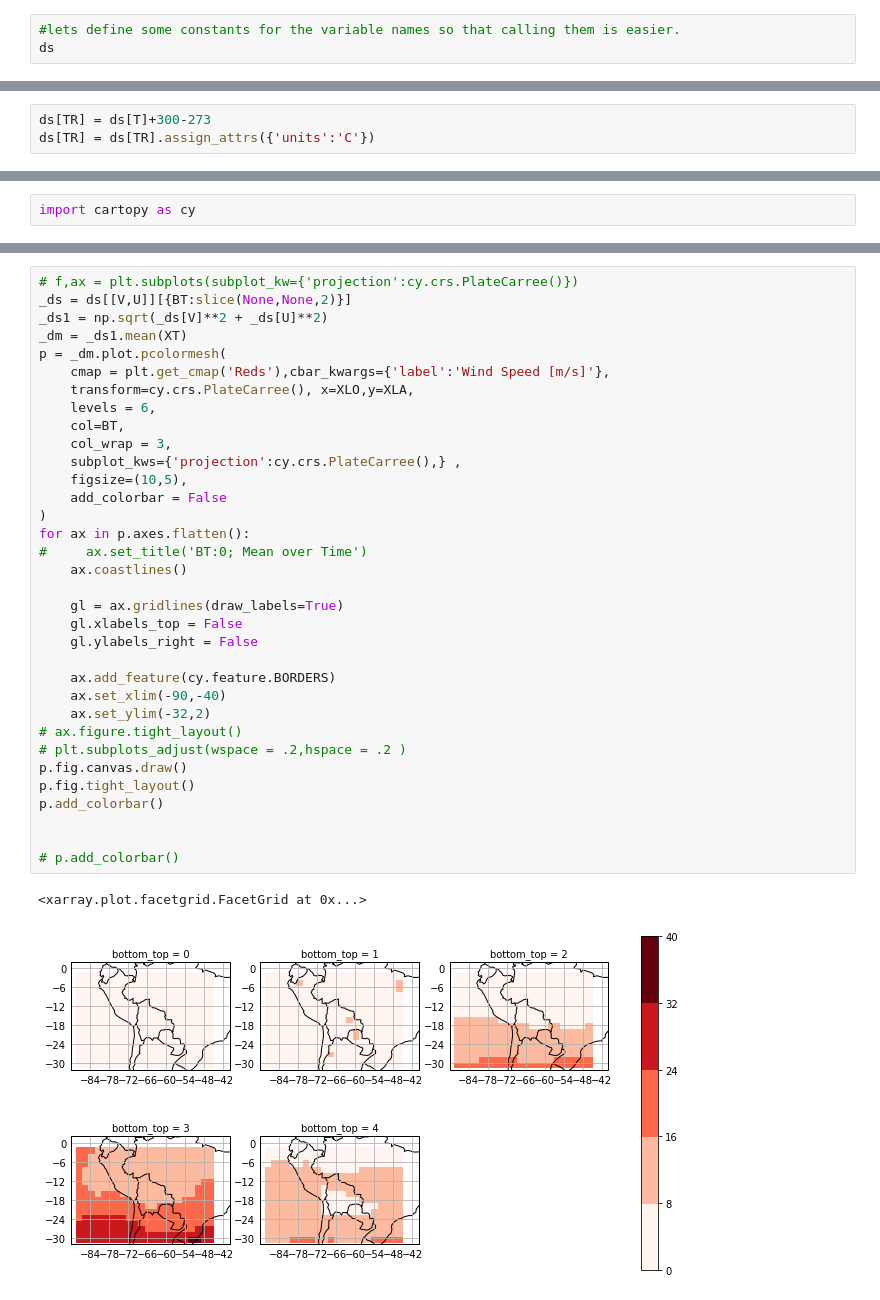
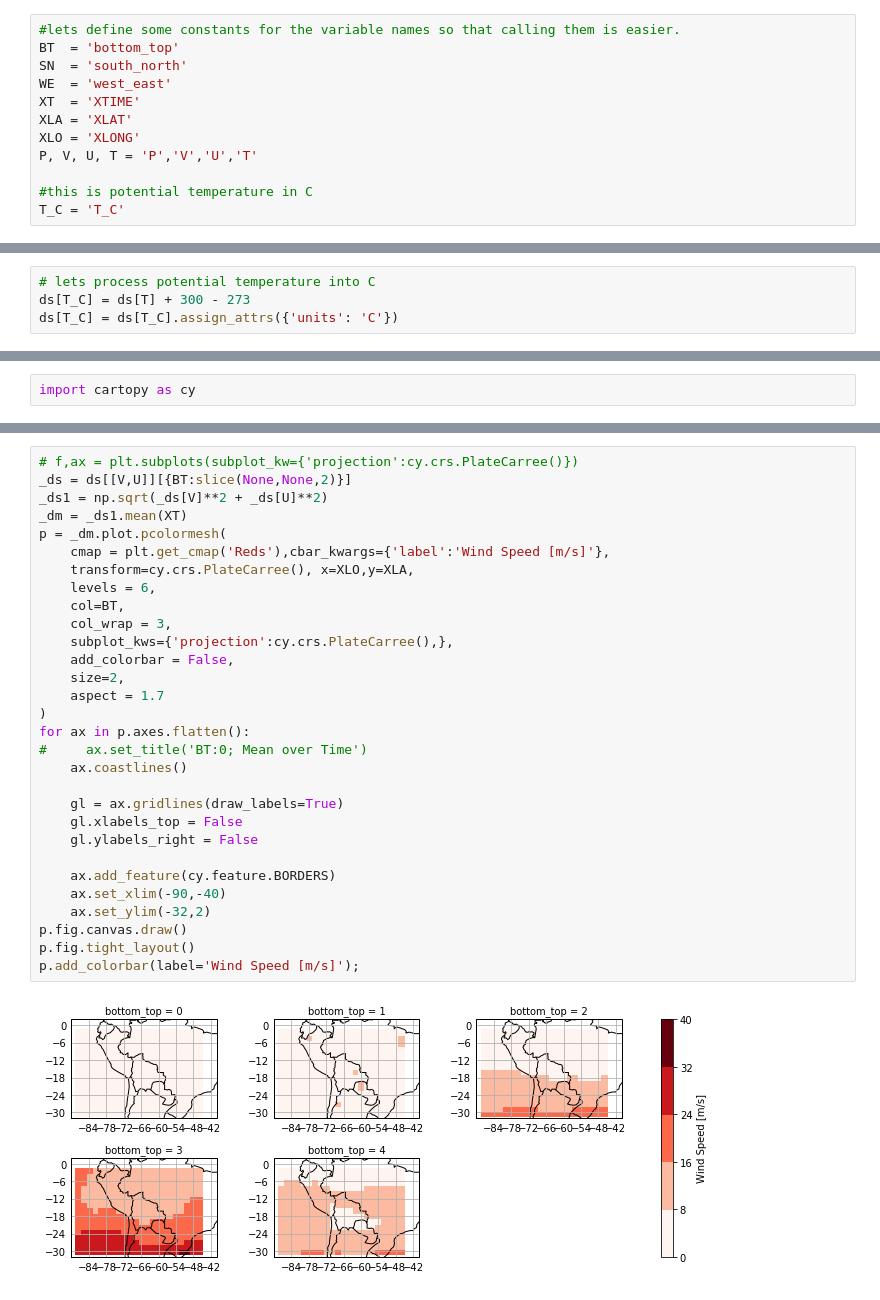
Before and after one commit to daliagachc/negi-stuff, a Jupyter notebook: negi_stuff/presentations/intro_jlab/02.ipynb, the cells around one changed output, grey strips where cells are left out. Saved outputs shown, nothing was run; the diff lists cells and outputs as text.

```diff
--- a/negi_stuff/presentations/intro_jlab/02.ipynb
+++ b/negi_stuff/presentations/intro_jlab/02.ipynb
@@ -11,3 +30,12 @@ Check how your dataset looks
 # %%
 #lets define some constants for the variable names so that calling them is easier.
-ds
+BT  = 'bottom_top'
+SN  = 'south_north'
+WE  = 'west_east'
+XT  = 'XTIME'
+XLA = 'XLAT'
+XLO = 'XLONG'
+P, V, U, T = 'P','V','U','T'
+
+#this is potential temperature in C
+T_C = 'T_C'
@@ -36,3 +42,4 @@ TR = 'T_C'
 # %%
-ds[TR] = ds[T]+300-273
-ds[TR] = ds[TR].assign_attrs({'units':'C'})
+# lets process potential temperature into C
+ds[T_C] = ds[T] + 300 - 273
+ds[T_C] = ds[T_C].assign_attrs({'units': 'C'})
@@ -82,37 +96,32 @@ ax.add_feature(cy.feature.BORDERS)
 # %%
 # f,ax = plt.subplots(subplot_kw={'projection':cy.crs.PlateCarree()})
 _ds = ds[[V,U]][{BT:slice(None,None,2)}]
 _ds1 = np.sqrt(_ds[V]**2 + _ds[U]**2)
 _dm = _ds1.mean(XT)
 p = _dm.plot.pcolormesh(
     cmap = plt.get_cmap('Reds'),cbar_kwargs={'label':'Wind Speed [m/s]'},
     transform=cy.crs.PlateCarree(), x=XLO,y=XLA,
     levels = 6,
     col=BT,
     col_wrap = 3,
-    subplot_kws={'projection':cy.crs.PlateCarree(),} ,
-    figsize=(10,5),
-    add_colorbar = False
+    subplot_kws={'projection':cy.crs.PlateCarree(),},
+    add_colorbar = False,
+    size=2,
+    aspect = 1.7
 )
 for ax in p.axes.flatten():
 #     ax.set_title('BT:0; Mean over Time')
     ax.coastlines()
 
     gl = ax.gridlines(draw_labels=True)
     gl.xlabels_top = False
     gl.ylabels_right = False
 
     ax.add_feature(cy.feature.BORDERS)
     ax.set_xlim(-90,-40)
     ax.set_ylim(-32,2)
-# ax.figure.tight_layout()
-# plt.subplots_adjust(wspace = .2,hspace = .2 )
 p.fig.canvas.draw()
 p.fig.tight_layout()
-p.add_colorbar()
-
-
-# p.add_colorbar()
+p.add_colorbar(label='Wind Speed [m/s]');
 # %% [output]
-<xarray.plot.facetgrid.FacetGrid at 0x...>
-[figure, old version]
+[figure, new version]
```
Also changed, not shown: parts of 11 cells of this notebook, 1 other file.
